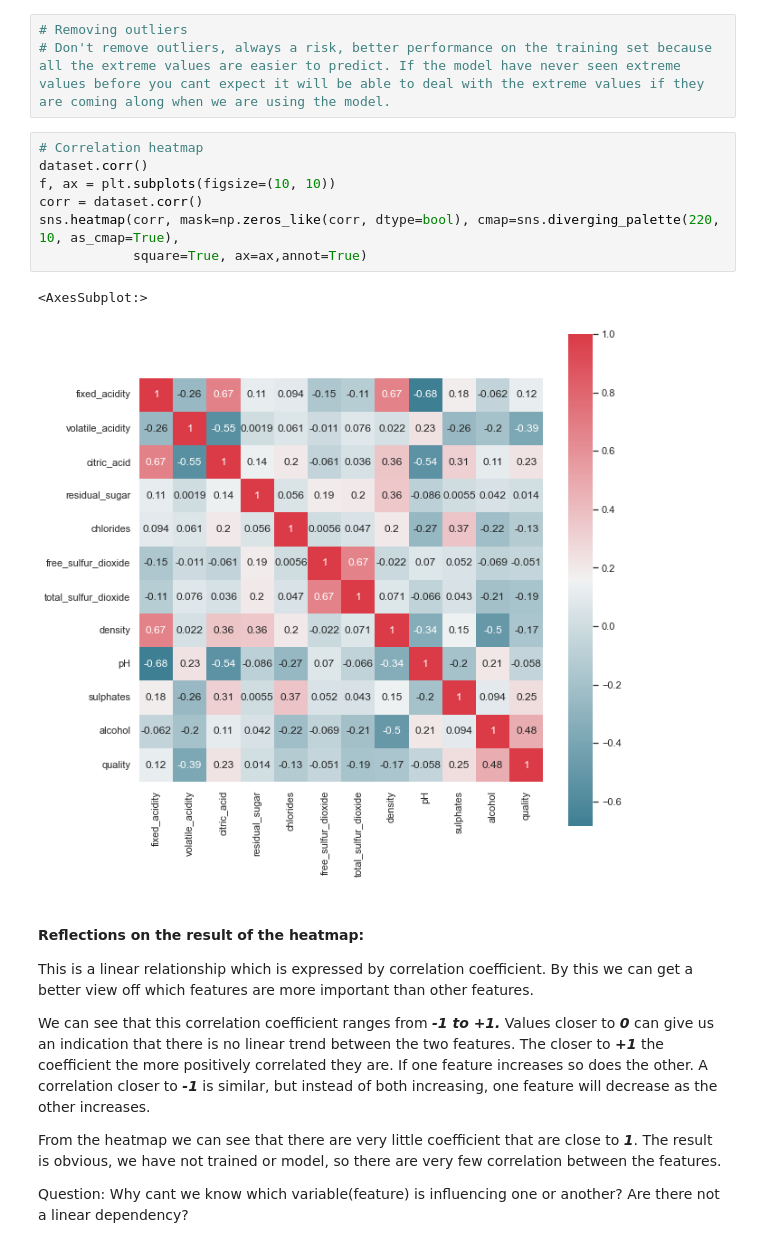
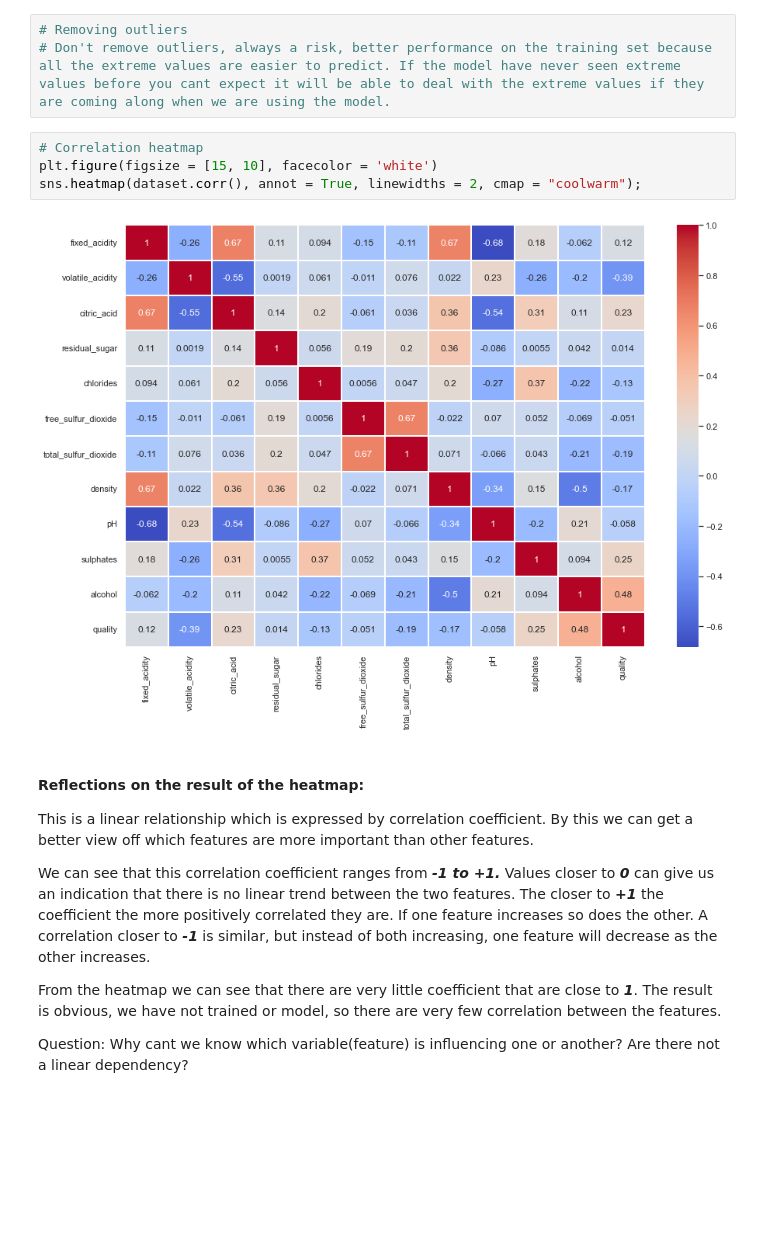
Before and after one commit to joakimmagnussen/ml_ass2, a Jupyter notebook: Session_02_Regression_Assignment.ipynb, the cells around one changed output. Cells and saved outputs as stored; diff of their text form; blank space fills up the shorter version.

```diff
--- a/Session_02_Regression_Assignment.ipynb
+++ b/Session_02_Regression_Assignment.ipynb
@@ -94,16 +94,12 @@ memory usage: 150.0 KB
 # %%
 # Removing outliers
 # Don't remove outliers, always a risk, better performance on the training set because all the extreme values are easier to predict. If the model have never seen extreme values before you cant expect it will be able to deal with the extreme values if they are coming along when we are using the model.
-# %%
-# Correlation heatmap
-dataset.corr()
-f, ax = plt.subplots(figsize=(10, 10))
-corr = dataset.corr()
-sns.heatmap(corr, mask=np.zeros_like(corr, dtype=bool), cmap=sns.diverging_palette(220, 10, as_cmap=True),
-            square=True, ax=ax,annot=True)
-# %% [output]
-<AxesSubplot:>
-[figure, removed]
+# %%
+# Correlation heatmap
+plt.figure(figsize = [15, 10], facecolor = 'white')
+sns.heatmap(dataset.corr(), annot = True, linewidths = 2, cmap = "coolwarm");
+# %% [output]
+[figure, added]
 # %% [markdown]
 #### Reflections on the result of the heatmap:
 This is a linear relationship which is expressed by correlation coefficient. By this we can get a better view off which features are more important than other features.
```
Also changed, not shown: parts of 13 cells of this notebook.
